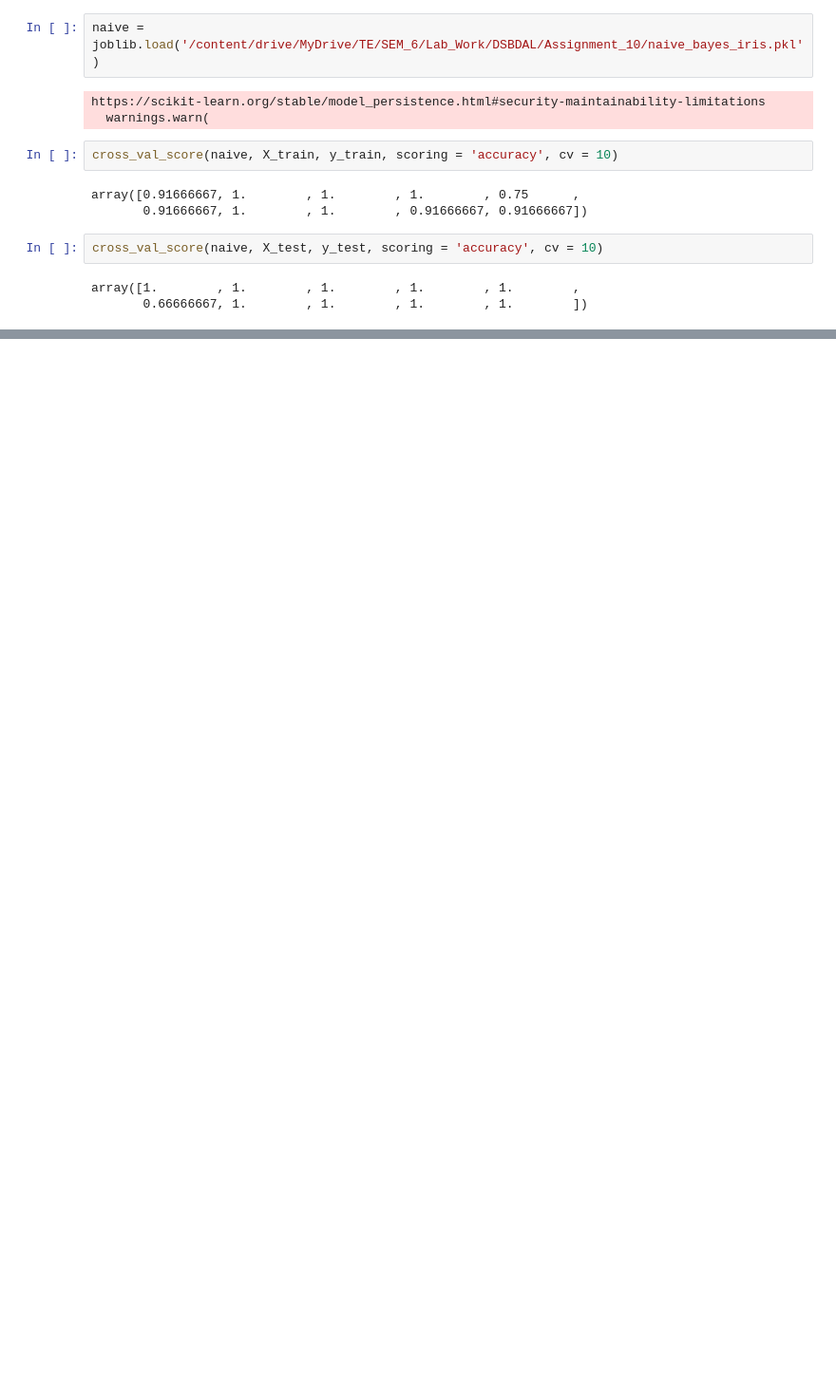
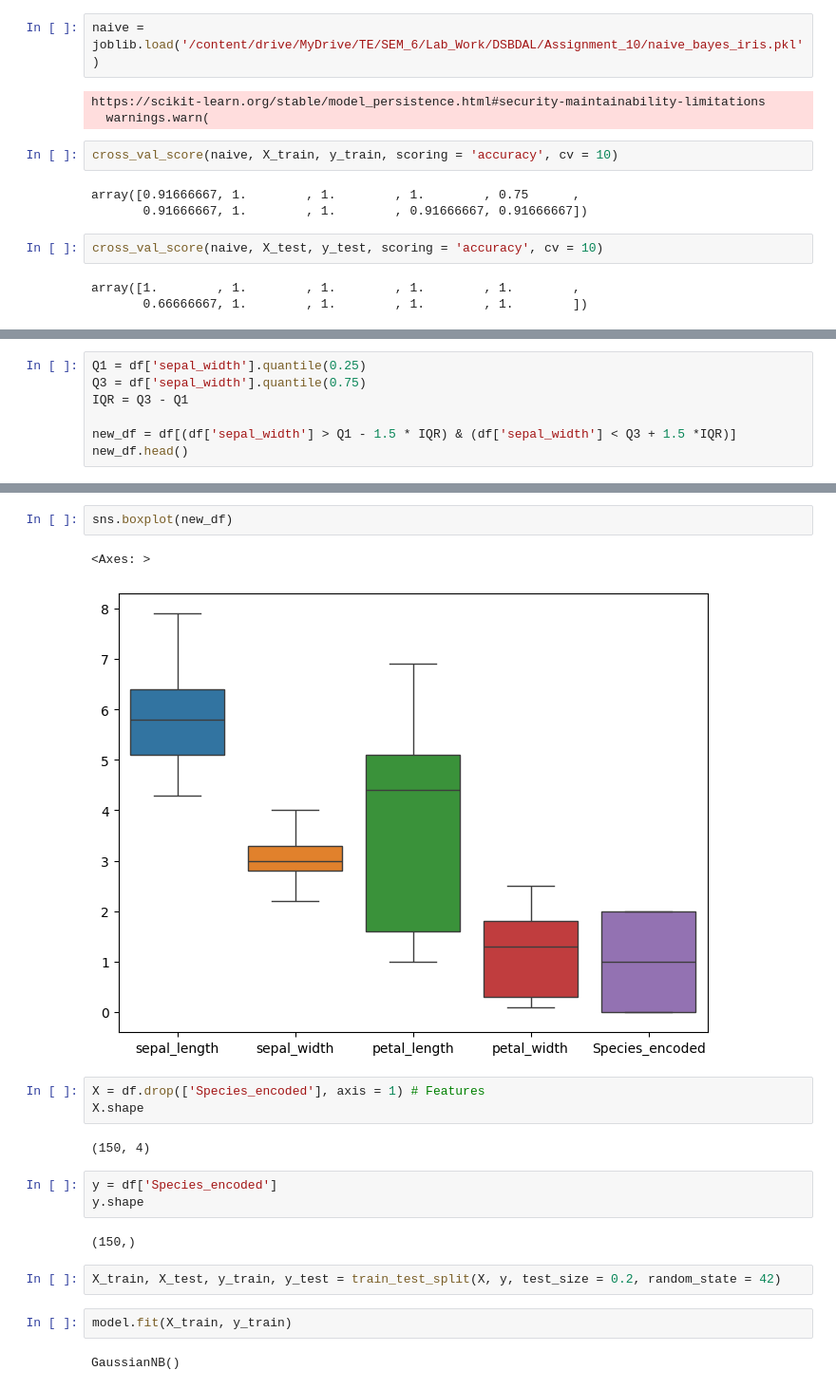
Before and after one commit to VivekHero/TE-SEM_6-DSBDAL, a Jupyter notebook: DSBDAL_A10_NaiveBayes.ipynb, the cells around one changed output, grey strips where cells are left out. Shown: that part at 95% size. Drawn from its saved outputs; the diff is of its cells as text; blank space fills up the shorter version.

Commit message:
removed outliers from sepal_width feature and retrained the naive bayes model

```diff
--- a/DSBDAL_A10_NaiveBayes.ipynb
+++ b/DSBDAL_A10_NaiveBayes.ipynb
@@ -364,0 +367,7 @@ array([1.        , 1.        , 1.        , 1.        , 1.        ,
+# %%
+Q1 = df['sepal_width'].quantile(0.25)
+Q3 = df['sepal_width'].quantile(0.75)
+IQR = Q3 - Q1
+
+new_df = df[(df['sepal_width'] > Q1 - 1.5 * IQR) & (df['sepal_width'] < Q3 + 1.5 *IQR)]
+new_df.head()
@@ -364,0 +381,21 @@ array([1.        , 1.        , 1.        , 1.        , 1.        ,
+# %%
+sns.boxplot(new_df)
+# %% [output]
+<Axes: >
+[figure, added]
+# %%
+X = df.drop(['Species_encoded'], axis = 1) # Features
+X.shape
+# %% [output]
+(150, 4)
+# %%
+y = df['Species_encoded']
+y.shape
+# %% [output]
+(150,)
+# %%
+X_train, X_test, y_train, y_test = train_test_split(X, y, test_size = 0.2, random_state = 42)
+# %%
+model.fit(X_train, y_train)
+# %% [output]
+GaussianNB()
```
Also changed, not shown: parts of 8 cells of this notebook.
